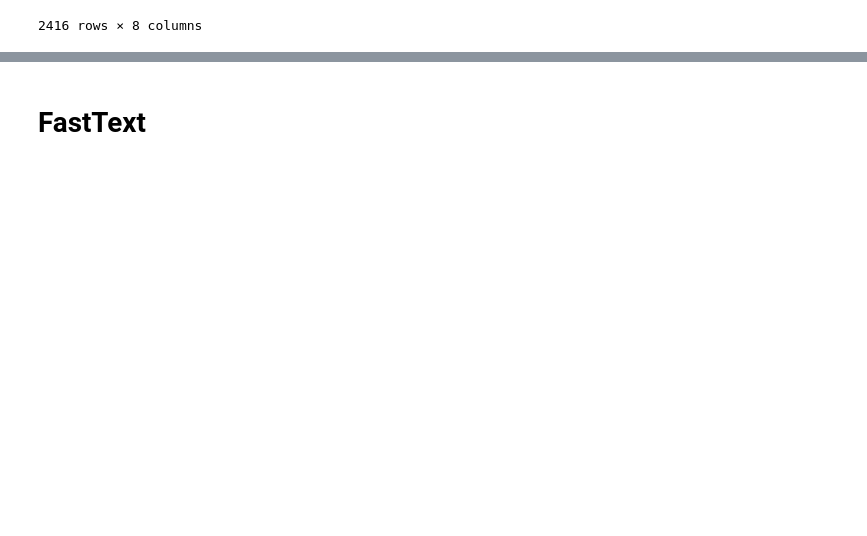
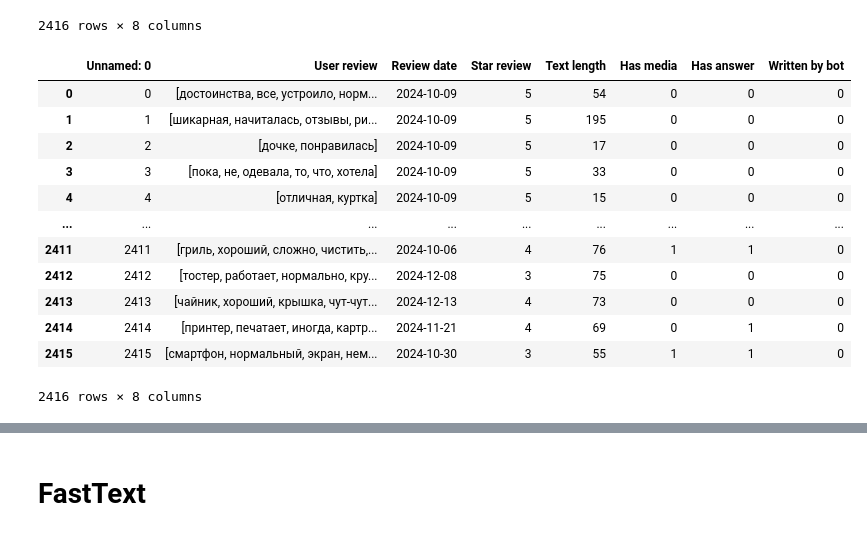
Before and after one commit to Garinelli/ReviewAI, a Jupyter notebook: src/ml/fast_text.ipynb, the cells around one changed output, grey strips where cells are left out. Cells and saved outputs as stored; diff of their text form; code cells hidden in the pictures; blank space fills up the shorter version.

```diff
--- a/src/ml/fast_text.ipynb
+++ b/src/ml/fast_text.ipynb
@@ -14,3 +21,5 @@ df = df.copy()
+# %%
+df = pd.read_csv('preprocessed_main_df.csv')
 # %%
 df
 # %% [output]
@@ -29,3 +38,19 @@ df
 2416 rows × 8 columns
 # %%
 df['User review'] = df['User review'].apply(lambda x: json.loads(x) if isinstance(x, str) else x)
+# %%
+df
+# %% [output]
+|  | Unnamed: 0 | User review | Review date | Star review | Text length | Has media | Has answer | Written by bot |
+| 0 | 0 | [достоинства, все, устроило, норм... | 2024-10-09 | 5 | 54 | 0 | 0 | 0 |
+| 1 | 1 | [шикарная, начиталась, отзывы, ри... | 2024-10-09 | 5 | 195 | 0 | 0 | 0 |
+| 2 | 2 | [дочке, понравилась] | 2024-10-09 | 5 | 17 | 0 | 0 | 0 |
+| 3 | 3 | [пока, не, одевала, то, что, хотела] | 2024-10-09 | 5 | 33 | 0 | 0 | 0 |
+| 4 | 4 | [отличная, куртка] | 2024-10-09 | 5 | 15 | 0 | 0 | 0 |
+| ... | ... | ... | ... | ... | ... | ... | ... | ... |
+| 2411 | 2411 | [гриль, хороший, сложно, чистить,... | 2024-10-06 | 4 | 76 | 1 | 1 | 0 |
+| 2412 | 2412 | [тостер, работает, нормально, кру... | 2024-12-08 | 3 | 75 | 0 | 0 | 0 |
+| 2413 | 2413 | [чайник, хороший, крышка, чут-чут... | 2024-12-13 | 4 | 73 | 0 | 0 | 0 |
+| 2414 | 2414 | [принтер, печатает, иногда, картр... | 2024-11-21 | 4 | 69 | 0 | 1 | 0 |
+| 2415 | 2415 | [смартфон, нормальный, экран, нем... | 2024-10-30 | 3 | 55 | 1 | 1 | 0 |
+2416 rows × 8 columns
```
Also changed, not shown: parts of 15 cells of this notebook, 1 other file.
